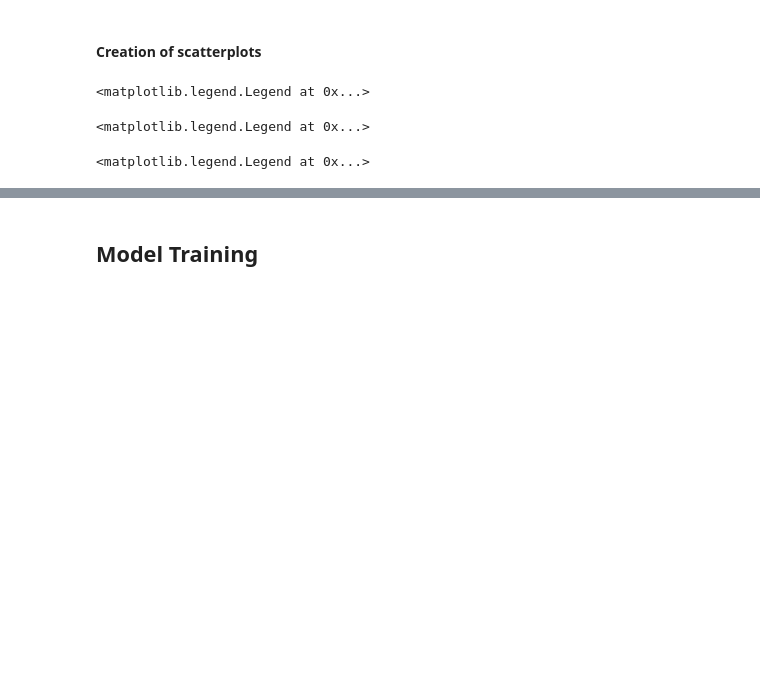
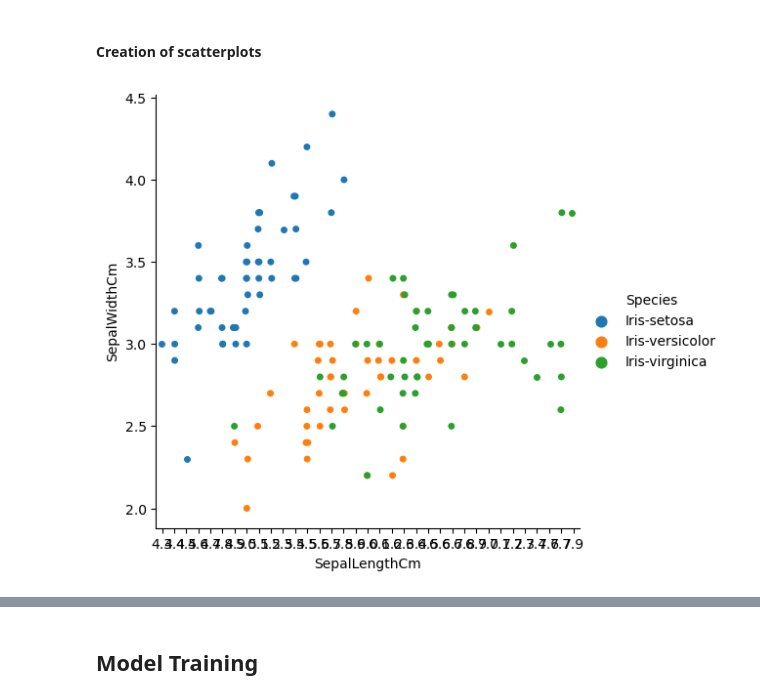
Before and after one commit to AbhirupDatta04/LGMVIP-DataScience, a Jupyter notebook: Task 2 Decision Tree Classifier/Decision Tree Classifier.ipynb, the cells around one changed output, grey strips where cells are left out. Saved outputs shown, nothing was run; the diff lists cells and outputs as text; code cells hidden in the pictures; blank space fills up the shorter version.

```diff
--- a/Task 2 Decision Tree Classifier/Decision Tree Classifier.ipynb
+++ b/Task 2 Decision Tree Classifier/Decision Tree Classifier.ipynb
@@ -90,33 +97,9 @@ dtype: int64
 ## Exploratory data analysis
 # %% [markdown]
 #### Creation of scatterplots
-# %%
-colors = ['red', 'orange', 'blue']
-species = ['Iris-virginica','Iris-versicolor','Iris-setosa']
-for i in range(3):
-    x = df[df['Species'] == species[i]]
-    plt.scatter(x['SepalLengthCm'], x['SepalWidthCm'], c = colors[i], label=species[i])
-plt.xlabel("Sepal Length")
-plt.ylabel("Sepal Width")
-plt.legend()
-# %% [output]
-<matplotlib.legend.Legend at 0x...>
-# %%
-for i in range(3):
-    x = df[df['Species'] == species[i]]
-    plt.scatter(x['PetalLengthCm'], x['PetalWidthCm'], c = colors[i], label=species[i])
-plt.xlabel("Petal Length")
-plt.ylabel("Petal Width")
-plt.legend()
-# %% [output]
-<matplotlib.legend.Legend at 0x...>
-# %%
-for i in range(3):
-    x = df[df['Species'] == species[i]]
-    plt.scatter(x['SepalLengthCm'], x['PetalLengthCm'], c = colors[i], label=species[i])
-plt.xlabel("Sepal Length")
-plt.ylabel("Petal Length")
-plt.legend()
-# %% [output]
-<matplotlib.legend.Legend at 0x...>
+# %%
+sns.catplot(x='SepalLengthCm',y='SepalWidthCm',hue='Species',data=df)
+plt.show()
+# %% [output]
+[figure, added]
 # %% [markdown]
```
Also changed, not shown: parts of 13 cells of this notebook.
